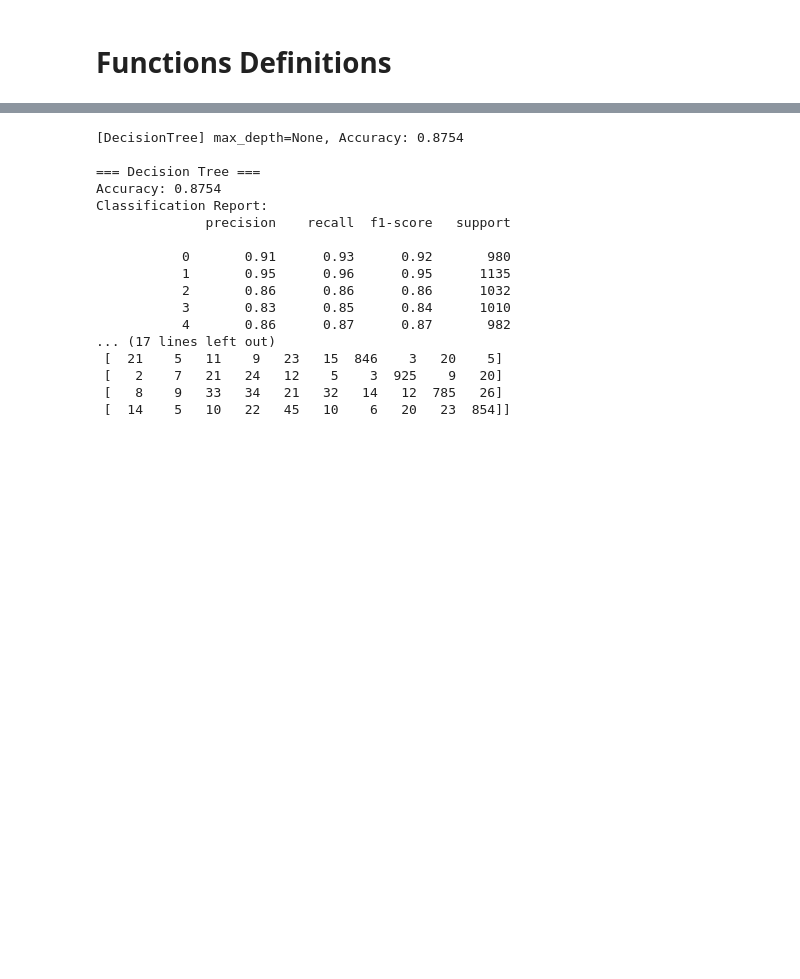
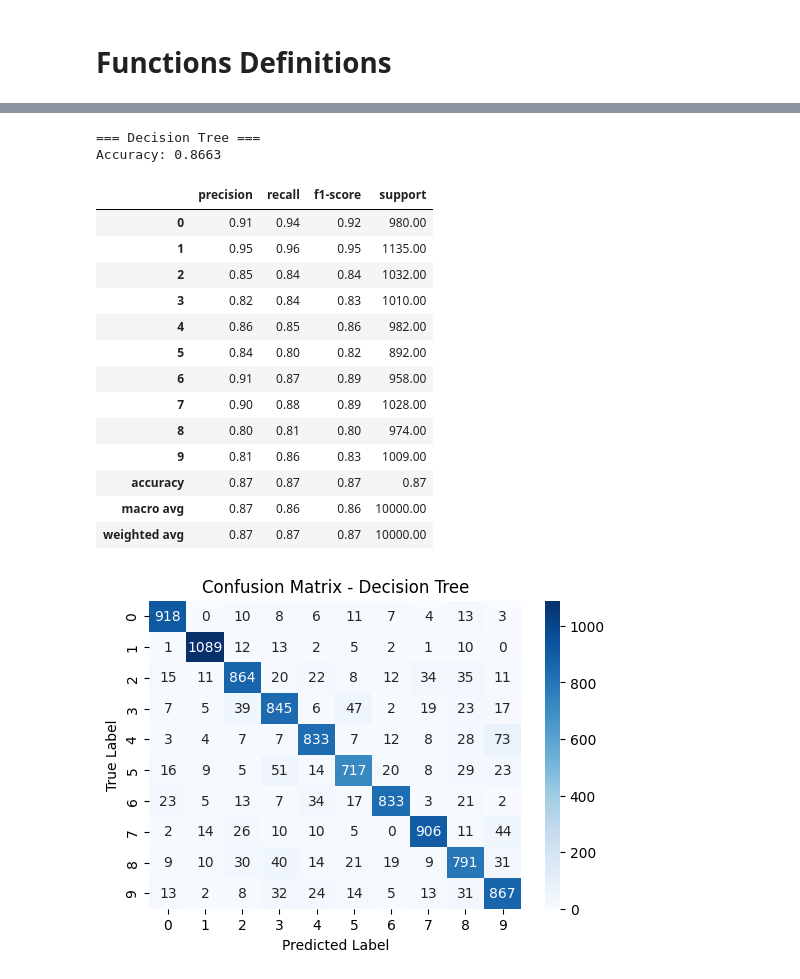
Before and after one commit to Noamnes/Machine_Learning_Project, a Jupyter notebook: data_exploration.ipynb, the cells around one changed output, grey strips where cells are left out. Drawn from its saved outputs; the diff is of its cells as text; code cells hidden in the pictures; blank space fills up the shorter version.

```diff
--- a/data_exploration.ipynb
+++ b/data_exploration.ipynb
@@ -362,27 +341,27 @@ Classification Report:
 # %%
 
 # --- Decision Tree ---
-dt_model, dt_acc = train_decision_tree(X_train, y_train, X_test, y_test, max_depth=None)
+dt_model = train_decision_tree(X_train, y_train, X_test, y_test, max_depth=10)
 y_pred_dt = dt_model.predict(X_test)
-print_metrics_and_confusion_matrix("Decision Tree", y_test, y_pred_dt)
+# print_metrics_and_confusion_matrix("Decision Tree", y_test, y_pred_dt)
 # %% [output]
-[DecisionTree] max_depth=None, Accuracy: 0.8754
-
 === Decision Tree ===
-Accuracy: 0.8754
-Classification Report:
-              precision    recall  f1-score   support
-
-           0       0.91      0.93      0.92       980
-           1       0.95      0.96      0.95      1135
-           2       0.86      0.86      0.86      1032
-           3       0.83      0.85      0.84      1010
-           4       0.86      0.87      0.87       982
-... (17 lines left out)
- [  21    5   11    9   23   15  846    3   20    5]
- [   2    7   21   24   12    5    3  925    9   20]
- [   8    9   33   34   21   32   14   12  785   26]
- [  14    5   10   22   45   10    6   20   23  854]]
+Accuracy: 0.8663
+|  | precision | recall | f1-score | support |
+| 0 | 0.91 | 0.94 | 0.92 | 980.00 |
+| 1 | 0.95 | 0.96 | 0.95 | 1135.00 |
+| 2 | 0.85 | 0.84 | 0.84 | 1032.00 |
+| 3 | 0.82 | 0.84 | 0.83 | 1010.00 |
+| 4 | 0.86 | 0.85 | 0.86 | 982.00 |
+| 5 | 0.84 | 0.80 | 0.82 | 892.00 |
+| 6 | 0.91 | 0.87 | 0.89 | 958.00 |
+| 7 | 0.90 | 0.88 | 0.89 | 1028.00 |
+| 8 | 0.80 | 0.81 | 0.80 | 974.00 |
+| 9 | 0.81 | 0.86 | 0.83 | 1009.00 |
+| accuracy | 0.87 | 0.87 | 0.87 | 0.87 |
+| macro avg | 0.87 | 0.86 | 0.86 | 10000.00 |
+| weighted avg | 0.87 | 0.87 | 0.87 | 10000.00 |
+[figure, added]
 # %%
 
 # --- AdaBoost ---
```
Also changed, not shown: parts of 10 cells of this notebook.
